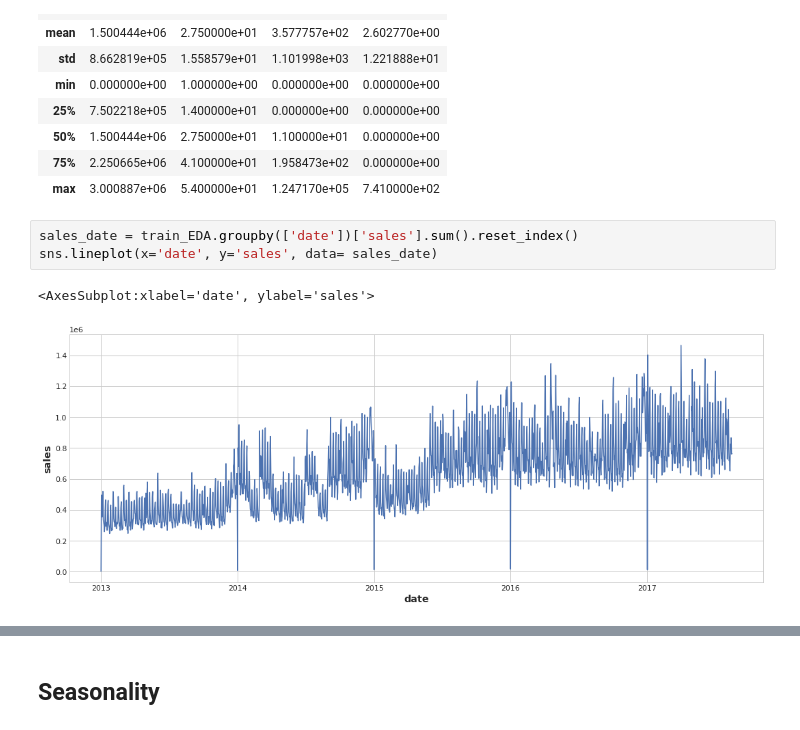
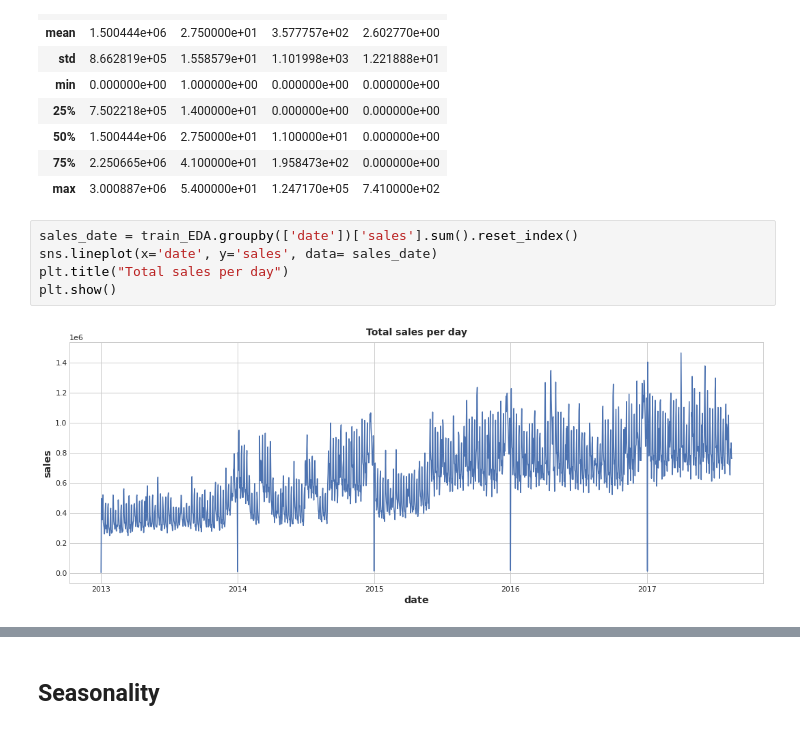
Before and after one commit to danischiavi/Kaggle_competitions, a Jupyter notebook: sales-prediction-favorita-stores.ipynb, the cells around one changed output, grey strips where cells are left out. Drawn from its saved outputs; the diff is of its cells as text.

```diff
--- a/sales-prediction-favorita-stores.ipynb
+++ b/sales-prediction-favorita-stores.ipynb
@@ -124,9 +123,10 @@ train_EDA.describe()
 # %%
 sales_date = train_EDA.groupby(['date'])['sales'].sum().reset_index()
 sns.lineplot(x='date', y='sales', data= sales_date)
+plt.title("Total sales per day")
+plt.show()
 # %% [output]
-<AxesSubplot:xlabel='date', ylabel='sales'>
-[figure, old version]
+[figure, new version]
 # %%
 sales_onpromotion = train_EDA.groupby(['date'])['sales','onpromotion'].sum().reset_index()
 
```
Also changed, not shown: parts of 56 cells of this notebook.
